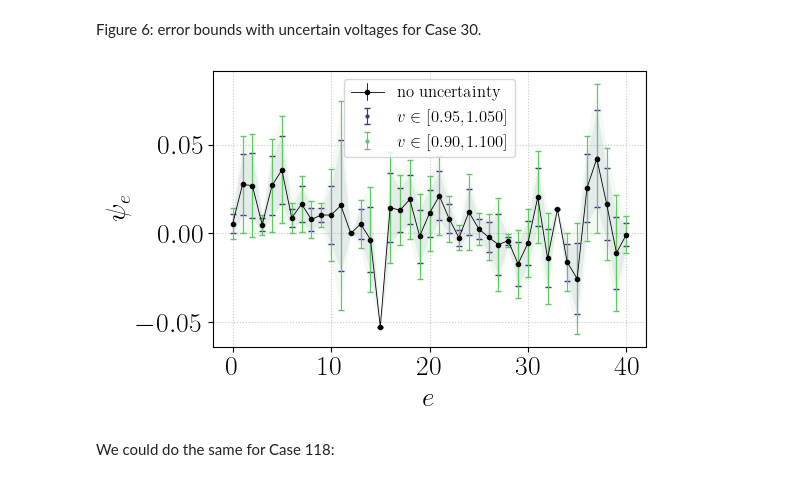
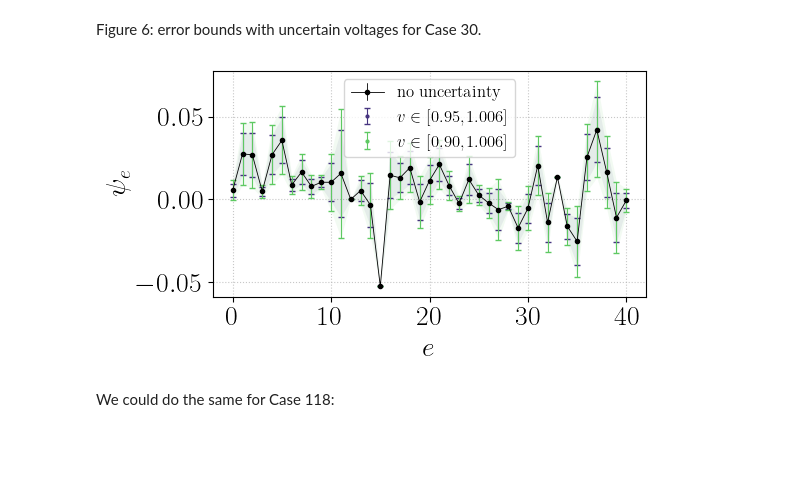
Before and after one commit to ibfzj/phase-cohesive-power-flow, a Jupyter notebook: demo.ipynb, the cells around one changed output. Saved outputs shown, nothing was run; the diff lists cells and outputs as text; code cells hidden in the pictures; blank space fills up the shorter version.

```diff
--- a/demo.ipynb
+++ b/demo.ipynb
@@ -153,10 +211,12 @@ plot_Fig_5_two_cases(
 [figure]
 # %% [markdown]
 Figure 6: error bounds with uncertain voltages for Case 30.
-# %%
-plot_error_bounds_with_uncertain_voltages(pow_fac = 1.0, v_range_a=(0.95, 1.05), v_range_b=(0.90, 1.10), casenum = 30, filename = 'Figure6.pdf')
-# %% [output]
-[figure, removed]
+# %%
+net, _, _, _, _, B, _, _ = construct_ppgraph_from_pandapower_and_run_pf(pn.case30())
+vmax_30 = compute_v_max_from_B(net, B)
+plot_error_bounds_with_uncertain_voltages(pow_fac = 1.0, v_range_a=(0.95, max(vmax_30)), v_range_b=(0.90, max(vmax_30)), casenum = 30, filename = "Fig5_small_ok.pdf")
+# %% [output]
+[figure, added]
 # %% [markdown]
 We could do the same for Case 118:
 # %%
```
Also changed, not shown: parts of 5 cells of this notebook.
